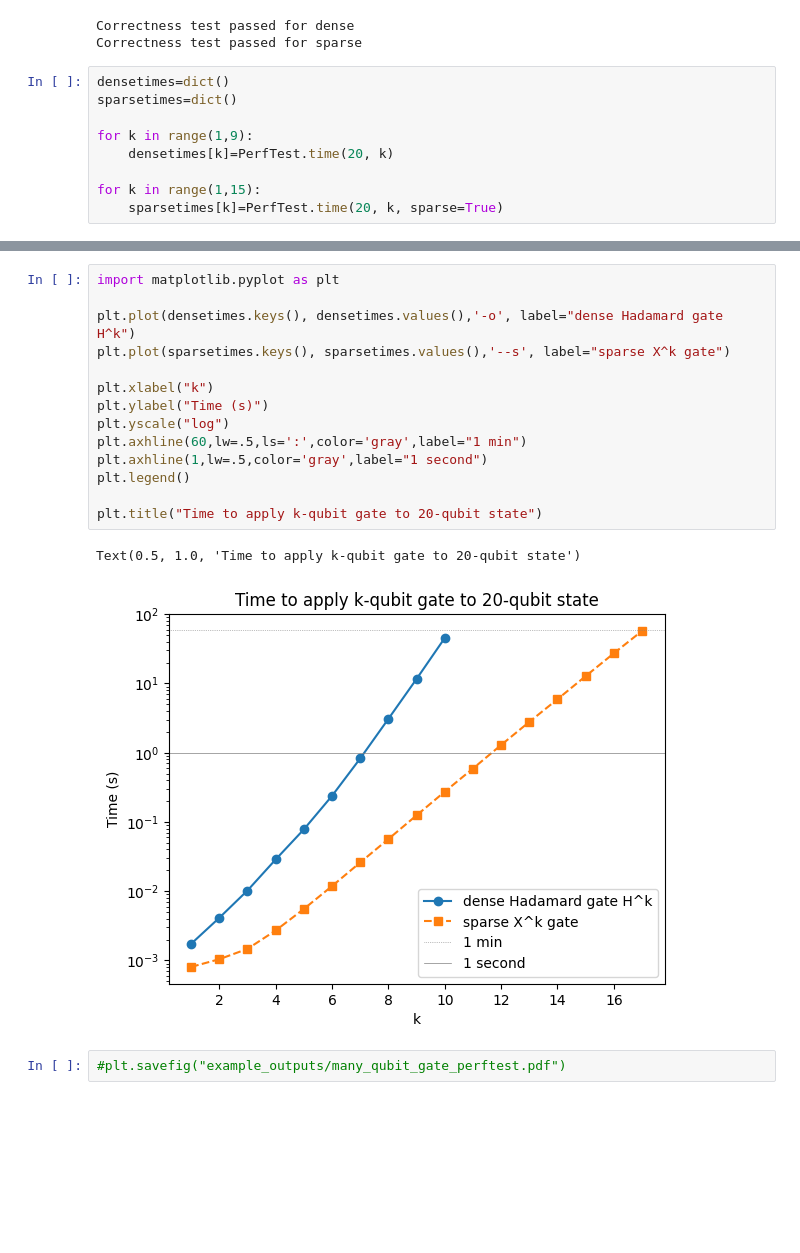
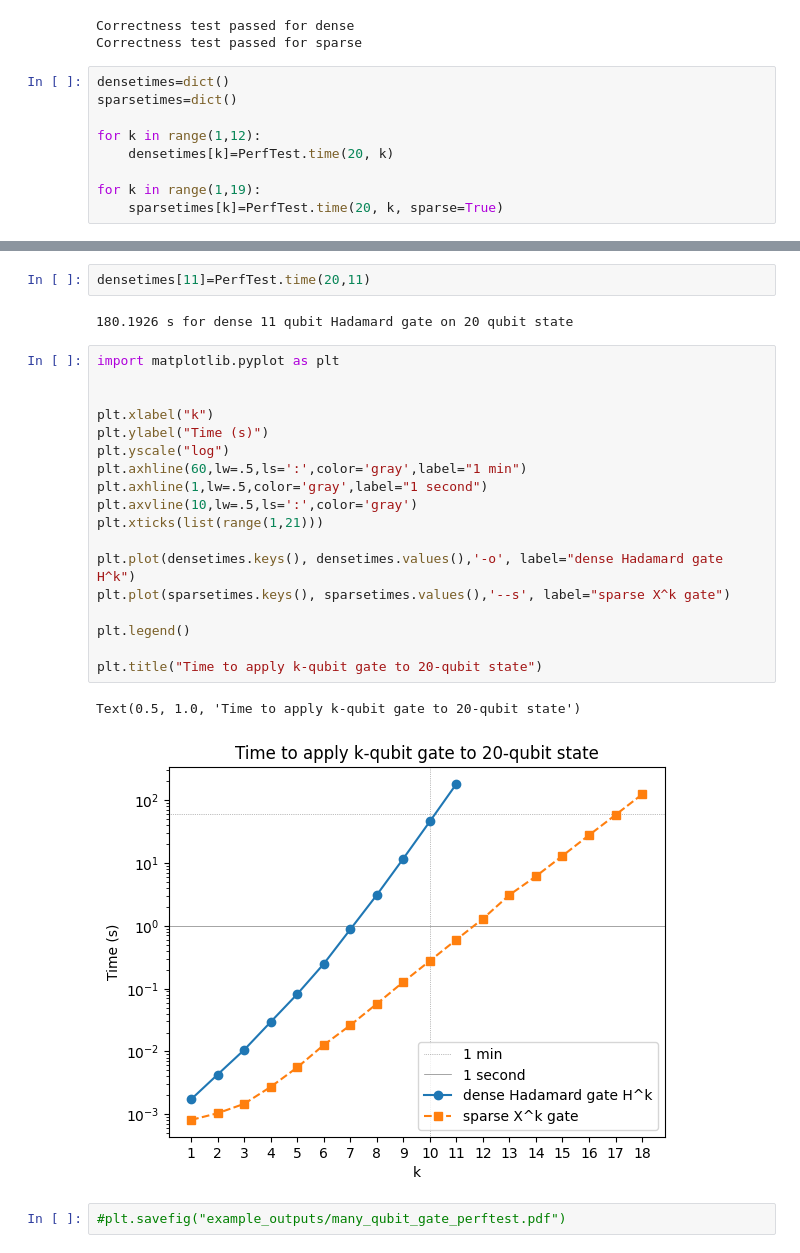
Before and after one commit to nilin/differentiable-circuit, a Jupyter notebook: perftest.ipynb, the cells around one changed output, grey strips where cells are left out. Saved outputs shown, nothing was run; the diff lists cells and outputs as text; blank space fills up the shorter version.

```diff
--- a/perftest.ipynb
+++ b/perftest.ipynb
@@ -105,10 +105,10 @@ Correctness test passed for sparse
 densetimes=dict()
 sparsetimes=dict()
 
-for k in range(1,9):
+for k in range(1,12):
     densetimes[k]=PerfTest.time(20, k)
 
-for k in range(1,15):
+for k in range(1,19):
     sparsetimes[k]=PerfTest.time(20, k, sparse=True)
 # %% [output]
 0.0017 s for dense 1 qubit Hadamard gate on 20 qubit state
@@ -131,20 +131,28 @@ for k in range(1,15):
+# %%
+densetimes[11]=PerfTest.time(20,11)
+# %% [output]
+180.1926 s for dense 11 qubit Hadamard gate on 20 qubit state
 # %%
 import matplotlib.pyplot as plt
 
-plt.plot(densetimes.keys(), densetimes.values(),'-o', label="dense Hadamard gate H^k")
-plt.plot(sparsetimes.keys(), sparsetimes.values(),'--s', label="sparse X^k gate")
 
 plt.xlabel("k")
 plt.ylabel("Time (s)")
 plt.yscale("log")
 plt.axhline(60,lw=.5,ls=':',color='gray',label="1 min")
 plt.axhline(1,lw=.5,color='gray',label="1 second")
+plt.axvline(10,lw=.5,ls=':',color='gray')
+plt.xticks(list(range(1,21)))
+
+plt.plot(densetimes.keys(), densetimes.values(),'-o', label="dense Hadamard gate H^k")
+plt.plot(sparsetimes.keys(), sparsetimes.values(),'--s', label="sparse X^k gate")
+
 plt.legend()
 
 plt.title("Time to apply k-qubit gate to 20-qubit state")
 # %% [output]
 Text(0.5, 1.0, 'Time to apply k-qubit gate to 20-qubit state')
-[figure, old version]
+[figure, new version]
 # %%
 #plt.savefig("example_outputs/many_qubit_gate_perftest.pdf")
 # %% [output]
```
Also changed, not shown: parts of 1 cell of this notebook, 2 other files.
